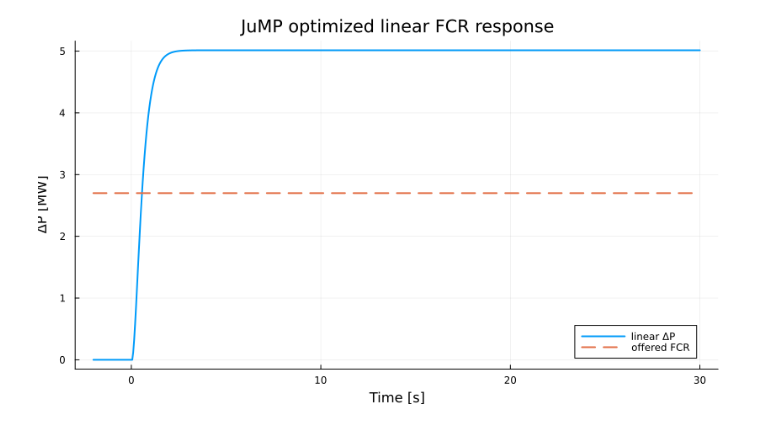
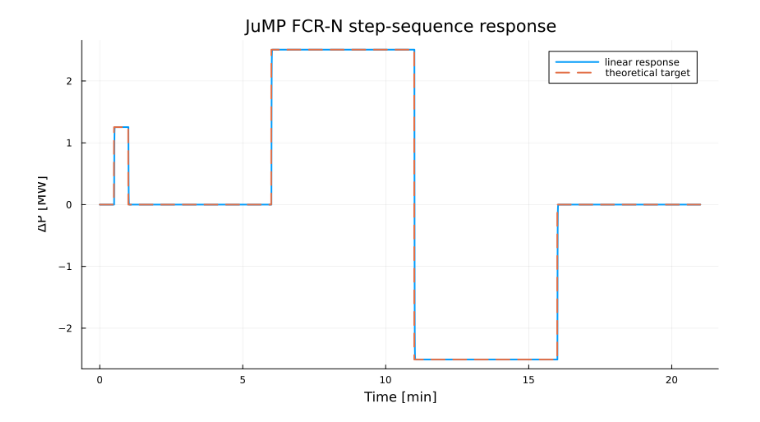
Before and after one commit to pandeysudan1/HydroPowerDynamics.jl, a Jupyter notebook: quick_examples/fcr_prequalification_study/FCR_Prequalification_Study.ipynb, the cells around one changed output. Saved outputs shown, nothing was run; the diff lists cells and outputs as text; code cells hidden in the pictures.

Commit message:
Run FCR study notebook with outputs [skip ci]

```diff
--- a/quick_examples/fcr_prequalification_study/FCR_Prequalification_Study.ipynb
+++ b/quick_examples/fcr_prequalification_study/FCR_Prequalification_Study.ipynb
@@ -93,0 +110,16 @@ This gives a cheap screening model. The optimized reserve is only a candidate un
+# %%
+function fcrn_step_frequency(ts)
+    ts < 30      ? 50.0  :
+    ts < 60      ? 49.95 :
+    ts < 360     ? 50.0  :
+    ts < 660     ? 49.9  :
+    ts < 960     ? 50.1  :
+                   50.0
+end
+
+step_breaks = [0.0,30.0,60.0,360.0,660.0,960.0,1260.0]
+step_freqs = [50.0,49.95,50.0,49.9,50.1,50.0]
+step_table = DataFrame(interval=["0-0.5 min","0.5-1 min","1-6 min","6-11 min","11-16 min","16-21 min"],
+                       frequency_Hz=step_freqs,
+                       purpose=["start","backlash pre-step","baseline","full upward FCR-N","full downward FCR-N","return to baseline"])
+display(step_table)
@@ -127,41 +246,55 @@ Maximize offered reserve $P_{FCR}$ subject to reduced dynamics, guide-vane limit
 # %%
-dt = 0.05
-times = collect(-2.0:dt:T_END)
+dt = 0.2
+times = collect(0.0:dt:1260.0)
 N = length(times)
-df = [tt < 0 ? 0.0 : -DF_FULL_HZ for tt in times]
-kreq = argmin(abs.(times .- T_REQ))
-m = Model(Ipopt.Optimizer)
-set_silent(m)
-@variable(m,0 <= PFCR <= PFCR_MAX_MW)
+freq = fcrn_step_frequency.(times)
+activation = (F0_HZ .- freq)./DF_FCRN_HZ
+
+m = Model(Ipopt.Optimizer); set_silent(m)
+@variable(m,0 <= C_FCRN <= CAP_MAX_MW)
 @variable(m,Y_MIN <= y[1:N] <= Y_MAX)
 @variable(m,Q_MIN_PU <= q[1:N] <= Q_MAX_PU)
 @constraint(m,y[1] == Y0)
 @constraint(m,q[1] == 1.0)
 for k in 1:N-1
-    ycmd = Y0 - (PFCR/P0_MW)*(df[k]/DF_FULL_HZ)
+    ycmd = Y0*(1 + (C_FCRN/P0_MW)*activation[k])
     @constraint(m,y[k+1] == y[k] + dt/TG*(ycmd-y[k]))
     @constraint(m,q[k+1] == q[k] + dt/Tw*(y[k]/Y0-q[k]))
     @constraint(m,y[k+1]-y[k] <= DY_OPEN*dt)
     @constraint(m,y[k]-y[k+1] <= DY_CLOSE*dt)
 end
-@constraint(m,P0_MW*(q[kreq]-1) >= ALPHA_REQ*PFCR)
-@constraint(m,P0_MW*(q[end]-1) >= 0.98*PFCR)
-@objective(m,Max,PFCR)
+
+k_up = argmin(abs.(times .- 650.0))
+k_dn = argmin(abs.(times .- 950.0))
+dP_up = P0_MW*(q[k_up]-1)
+dP_dn = P0_MW*(q[k_dn]-1)
+@constraint(m,0.95*C_FCRN <= dP_up)
+@constraint(m,dP_up <= 1.20*C_FCRN)
+@constraint(m,-1.20*C_FCRN <= dP_dn)
+@constraint(m,dP_dn <= -0.95*C_FCRN)
+@objective(m,Max,C_FCRN)
 optimize!(m)
-PFCR_star = value(PFCR)
-yv = value.(y); qv = value.(q)
-dPv = P0_MW .* (qv .- 1)
-rate = diff(yv)./dt
-@printf("JuMP status = %s\n",string(termination_status(m)))
-@printf("Candidate FCR = %.4f MW\n",PFCR_star)
-@printf("Linear 5 s delivery = %.4f MW (%.1f%%)\n",dPv[kreq],100dPv[kreq]/PFCR_star)
-diag = DataFrame(constraint=["upper gate","upper flow","5 s delivery","opening rate"],margin=[Y_MAX-maximum(yv),Q_MAX_PU-maximum(qv),dPv[kreq]-ALPHA_REQ*PFCR_star,DY_OPEN-maximum(rate)])
-display(diag)
-p4 = plot(times,dPv,xlabel="Time [s]",ylabel="ΔP [MW]",title="JuMP optimized linear FCR response",label="linear ΔP")
-plot!(p4,times,fill(PFCR_star,N),linestyle=:dash,label="offered FCR")
-savefig(p4,joinpath(plotdir,"04_jump_linear_response.png")); display(p4)
-p5 = plot(times,yv,xlabel="Time [s]",ylabel="Gate [pu]",title="Optimized guide-vane trajectory",label="linear gate")
-savefig(p5,joinpath(plotdir,"05_jump_gate.png")); display(p5)
+
+Cstar = value(C_FCRN); yv=value.(y); qv=value.(q); dPv=P0_MW.*(qv.-1)
+rate=diff(yv)./dt
+
+# Two droop quantities are intentionally reported.
+# Rpower is a conventional power-base interpretation for decision makers.
+# Rctrl is the internal gate-controller R used by SimpleGovernorAGC, whose output is absolute gate pu.
+Rpower = (DF_FCRN_HZ/F0_HZ)/(Cstar/PBASE_MW)
+Rctrl = (DF_FCRN_HZ/F0_HZ)/(Y0*Cstar/P0_MW)
+
+@printf("JuMP status=%s\n",string(termination_status(m)))
+@printf("FCR-N candidate=%.4f MW\n",Cstar)
+@printf("Power-base droop interpretation=%.4f%%; controller R=%.6f pu/pu\n",100Rpower,Rctrl)
+@printf("Linear steady up=%.4f MW; steady down=%.4f MW; max gate rate=%.4f pu/s\n",dPv[k_up],dPv[k_dn],maximum(abs.(rate)))
+
+p5 = plot(times./60,dPv,xlabel="Time [min]",ylabel="ΔP [MW]",title="JuMP FCR-N step-sequence response",label="linear response")
+plot!(p5,times./60,Cstar.*activation,linestyle=:dash,label="theoretical target")
+savefig(p5,joinpath(plotdir,"05_jump_fcrn_step_response.png")); display(p5)
+
+p6 = plot(times./60,yv,xlabel="Time [min]",ylabel="Guide vane [pu]",title="Guide-vane trajectory at optimized FCR-N capacity",label="guide vane")
+savefig(p6,joinpath(plotdir,"06_jump_fcrn_gate.png")); display(p6)
 # %% [output]
 ******************************************************************************
 This program contains Ipopt, a library for large-scale nonlinear optimization.
@@ -182 +309 @@ Linear 5 s delivery = 5.0141 MW (185.7%)
-[figure, old version]
+[figure, new version]
```
Also changed, not shown: parts of 28 cells of this notebook, 12 other files.
